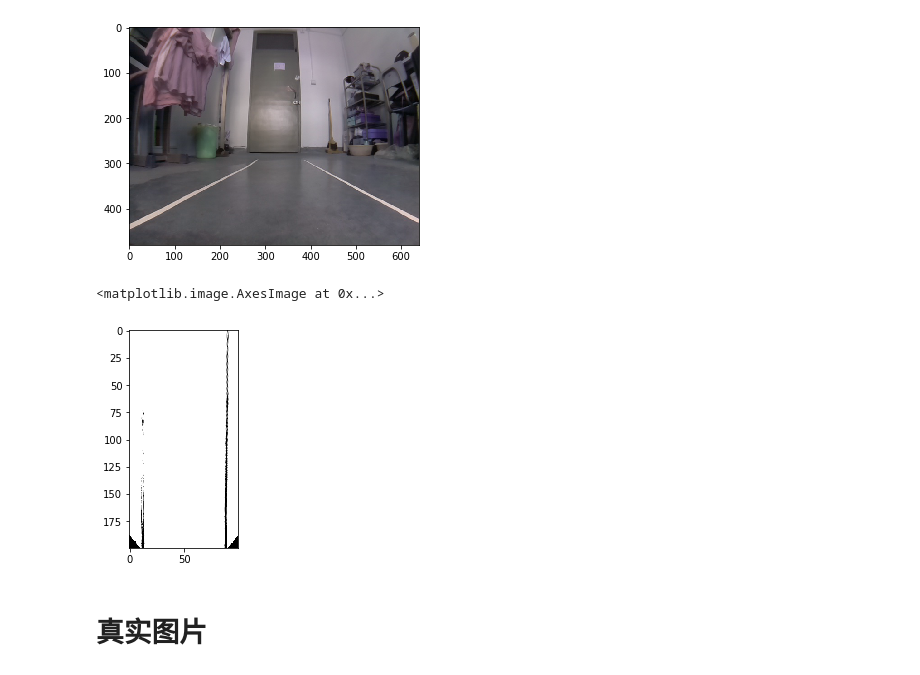
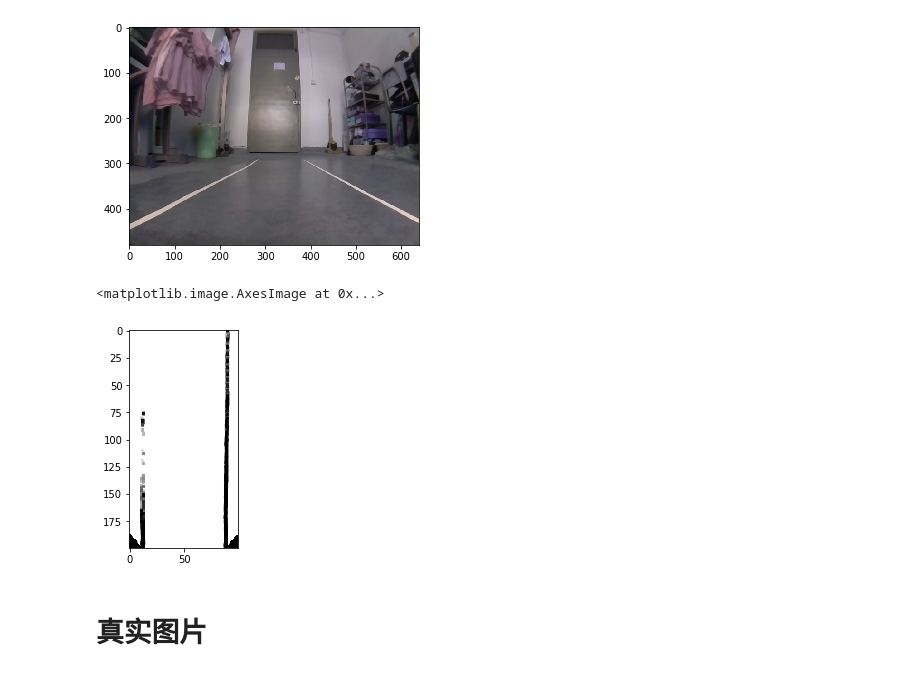
Before and after one commit to PlyTools/puppy, a Jupyter notebook: lane/CameraRecalibration.ipynb, the cells around one changed output. Drawn from its saved outputs; the diff is of its cells as text; code cells hidden in the pictures.

```diff
--- a/lane/CameraRecalibration.ipynb
+++ b/lane/CameraRecalibration.ipynb
@@ -159,16 +159,18 @@ plt.imshow(img)
 # %%
 img = cv2.imread('./calibrateImage/cal0.png')
 gray = cv2.cvtColor(img, cv2.COLOR_BGR2GRAY)
 gray = (gray<180).astype(np.uint8)*255
 
 M    = cv2.getPerspectiveTransform(src, dst)
 Minv = cv2.getPerspectiveTransform(dst, src)
 img_t = cv2.warpPerspective(gray, M, (100,200), cv2.WARP_INVERSE_MAP)
+kernel = cv2.getStructuringElement(cv2.MORPH_RECT,(3, 3))
+dilated = cv2.erode(img_t,kernel)
 
-plt.imshow(img_t, 'gray')
+plt.imshow(dilated, 'gray')
 # %% [output]
 <matplotlib.image.AxesImage at 0x...>
-[figure, old version]
+[figure, new version]
 # %% [markdown]
 # 真实图片
 # %%
```
Also changed, not shown: 33 other files.
